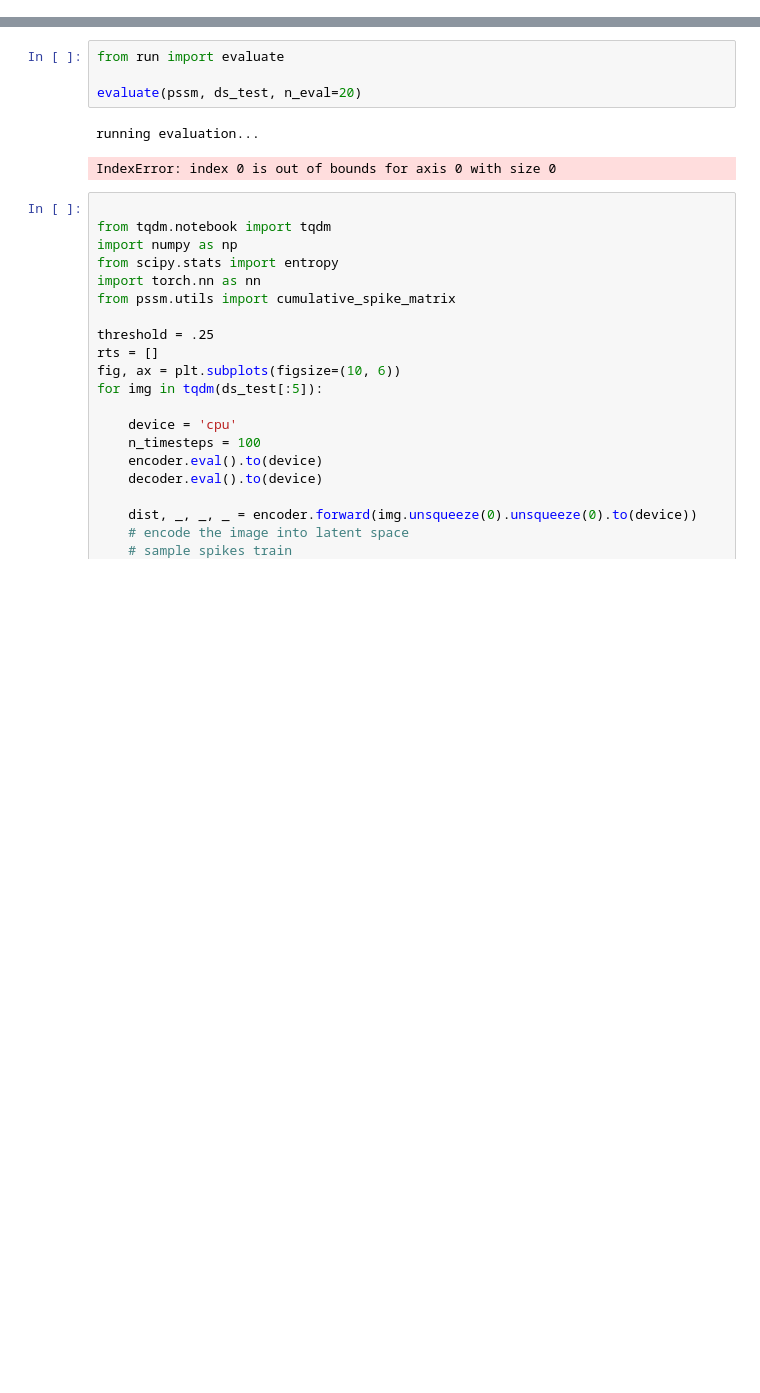
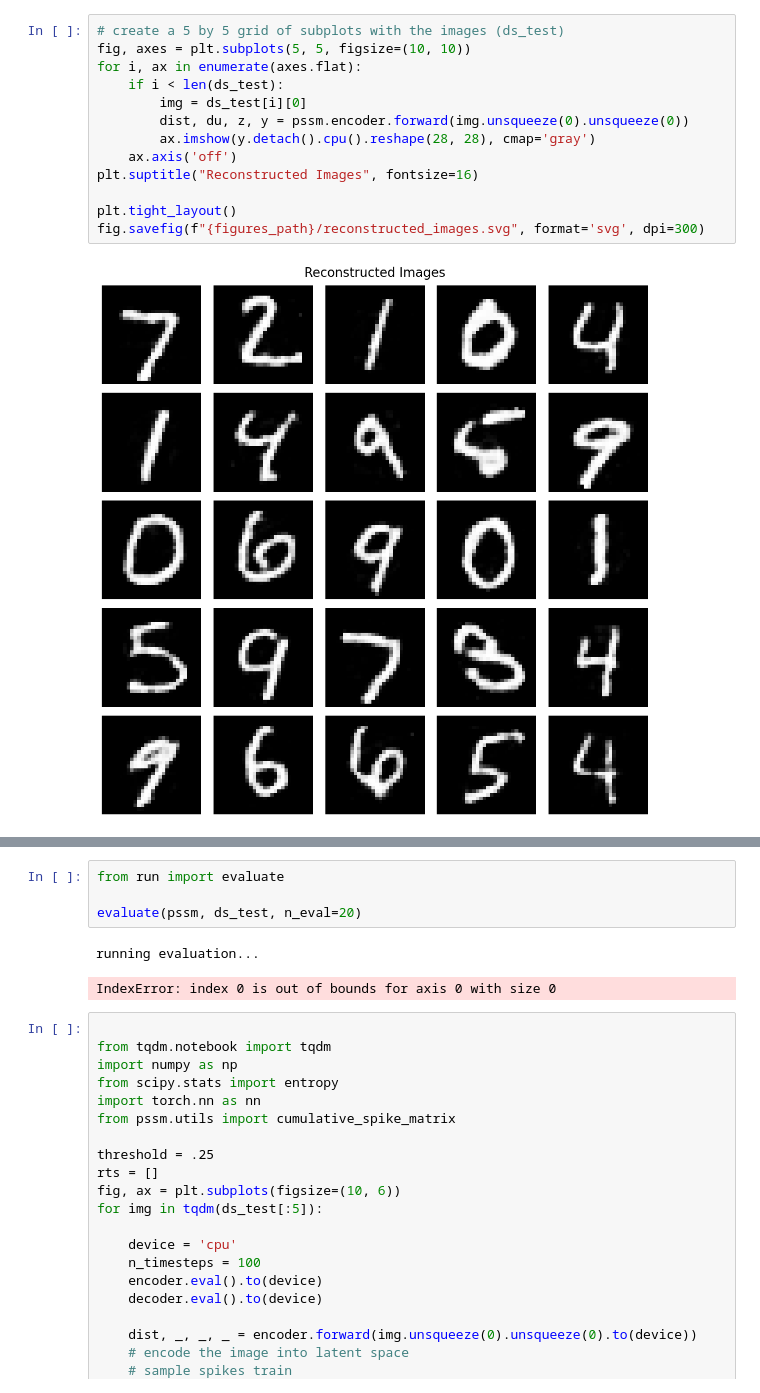
Before and after one commit to hayden-johnson/poisson-ssm, a Jupyter notebook: pssm.ipynb, the cells around one changed output, grey strips where cells are left out. Saved outputs shown, nothing was run; the diff lists cells and outputs as text; blank space fills up the shorter version.

```diff
--- a/pssm.ipynb
+++ b/pssm.ipynb
@@ -26,0 +41,15 @@ MLP(
+# %%
+# create a 5 by 5 grid of subplots with the images (ds_test)
+fig, axes = plt.subplots(5, 5, figsize=(10, 10))
+for i, ax in enumerate(axes.flat):
+    if i < len(ds_test):
+        img = ds_test[i][0]
+        dist, du, z, y = pssm.encoder.forward(img.unsqueeze(0).unsqueeze(0))
+        ax.imshow(y.detach().cpu().reshape(28, 28), cmap='gray')
+    ax.axis('off')
+plt.suptitle("Reconstructed Images", fontsize=16)
+
+plt.tight_layout()
+fig.savefig(f"{figures_path}/reconstructed_images.svg", format='svg', dpi=300)
+# %% [output]
+[figure, added]
```
Also changed, not shown: parts of 24 cells of this notebook, 2 other files.
